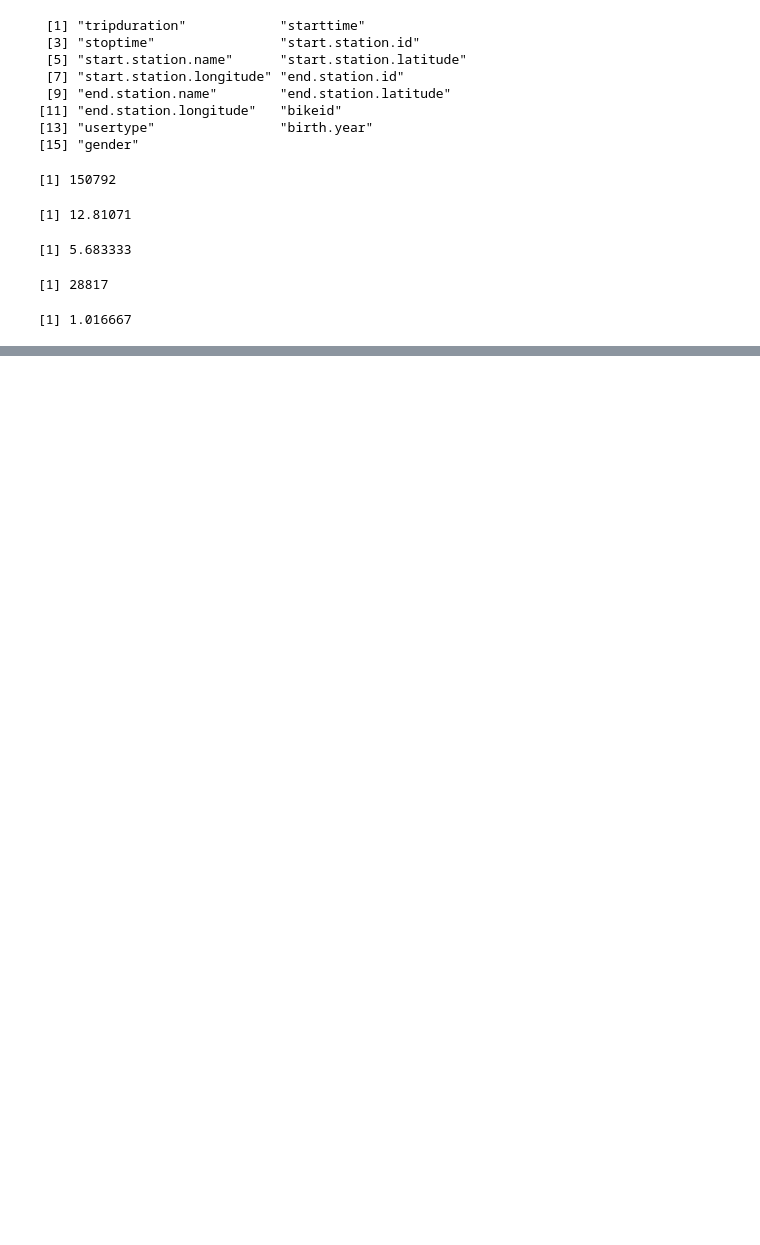
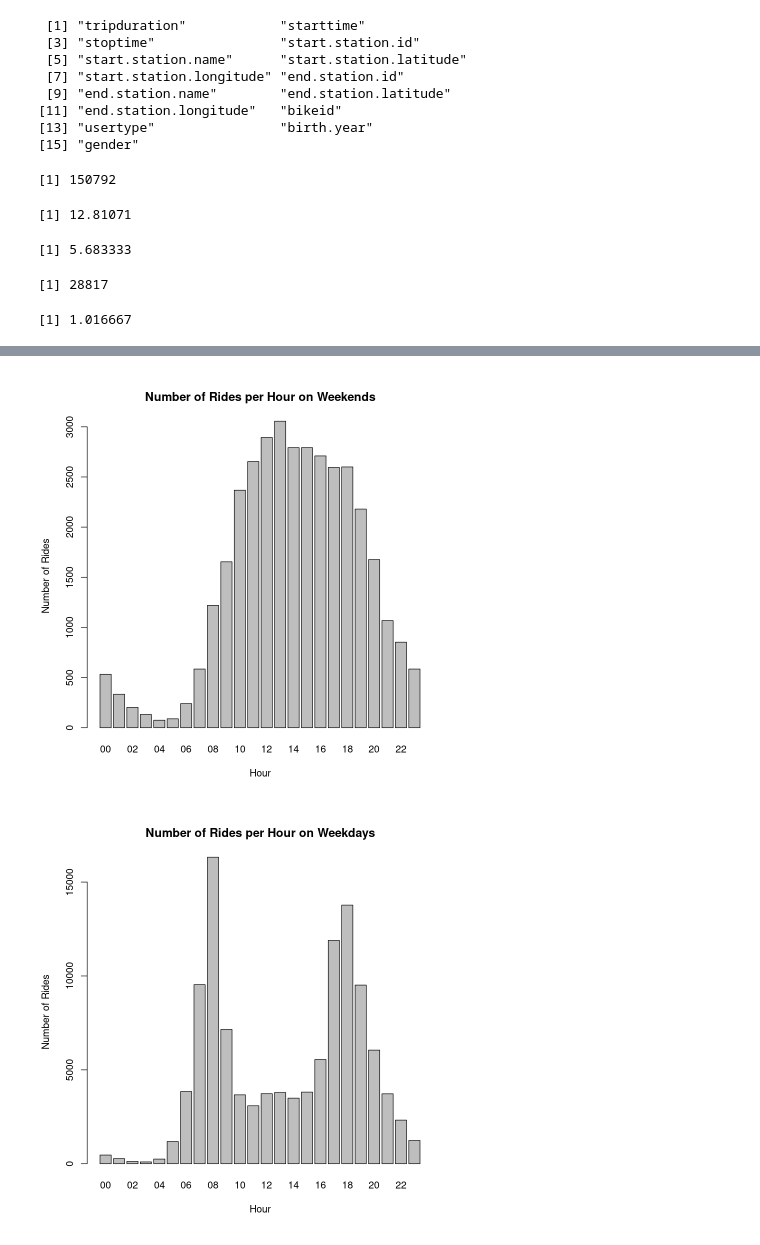
Before and after one commit to FedericoBraidi/ASPA, a Jupyter notebook: Federico_Braidi_Rlab01.ipynb, the cells around one changed output, grey strips where cells are left out. Saved outputs shown, nothing was run; the diff lists cells and outputs as text; code cells hidden in the pictures; blank space fills up the shorter version.

```diff
--- a/Federico_Braidi_Rlab01.ipynb
+++ b/Federico_Braidi_Rlab01.ipynb
@@ -66,0 +111,28 @@ plot(table(data[data$tripduration < 180, "tripduration"]/60),
+# %%
+#6.2 Plot hourly distr on weekdays and on weekends
+data$hour <- substr(data$starttime, 12,13)
+#data$date
+data$dayname <- weekdays(as.Date(data$date))
+#data$dayname
+weekenddata <- data[data$dayname %in% c("sabato","domenica"), ]
+weekdaysdata <- data[data$dayname %in% c("lunedì","martedì","mercoledì","giovedì","venerdì"), ]
+#weekenddata
+weekends <- weekenddata %>%
+  group_by(hour) %>%
+  summarize(num_rides = n())
+weekdays <- weekdaysdata %>%
+  group_by(hour) %>%
+  summarize(num_rides = n())
+barplot(weekends$num_rides,
+        names.arg = weekends$hour,
+        xlab = "Hour",
+        ylab = "Number of Rides",
+        main = "Number of Rides per Hour on Weekends")
+barplot(weekdays$num_rides,
+        names.arg = weekdays$hour,
+        xlab = "Hour",
+        ylab = "Number of Rides",
+        main = "Number of Rides per Hour on Weekdays")
+# %% [output]
+[figure, added]
+[figure, added]
```
Also changed, not shown: parts of 10 cells of this notebook, 1 other file.
